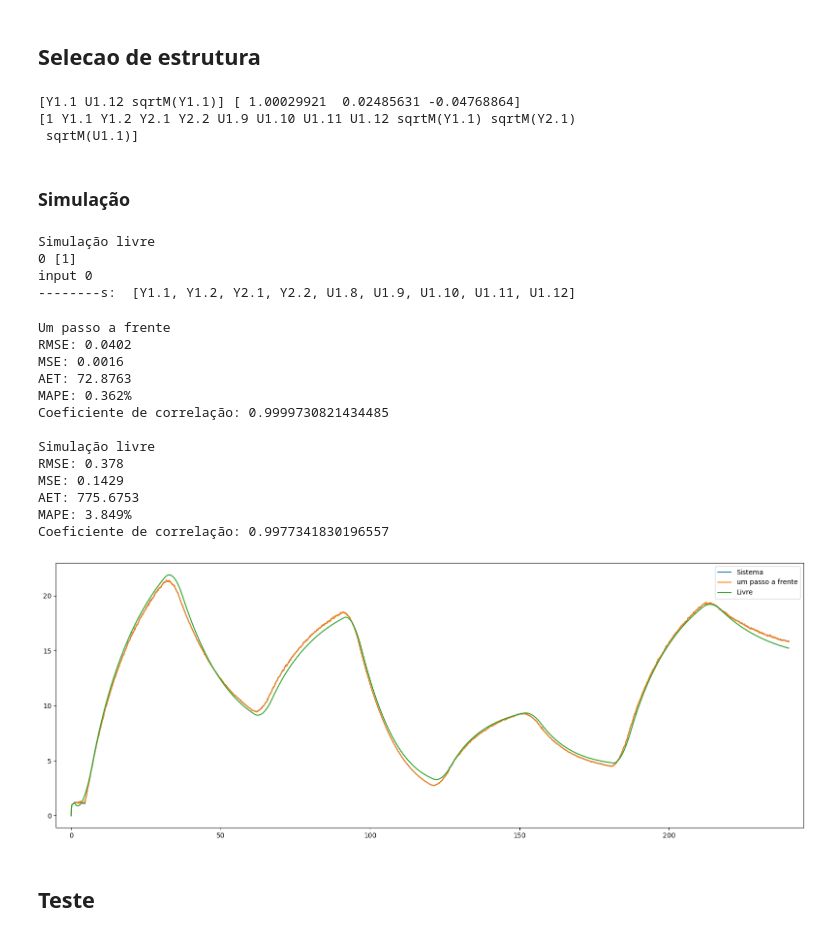
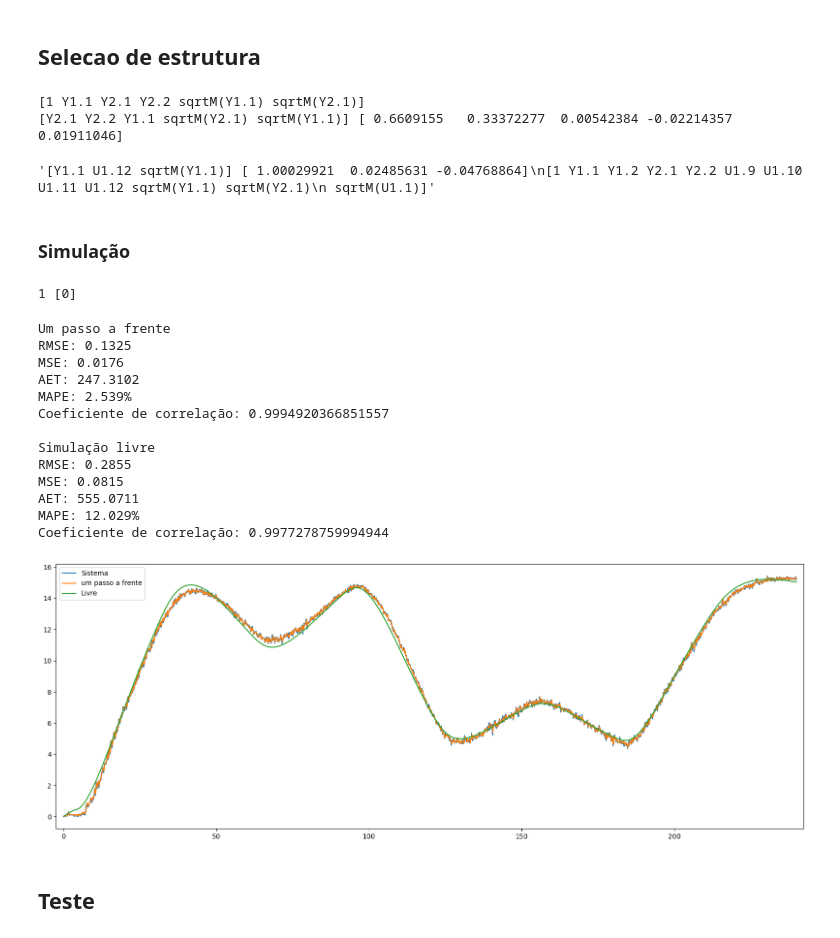
Before and after one commit to JonhLucas/NARX_MISO, a Jupyter notebook: coupleTanks.ipynb, the cells around one changed output. Saved outputs shown, nothing was run; the diff lists cells and outputs as text; code cells hidden in the pictures.

```diff
--- a/coupleTanks.ipynb
+++ b/coupleTanks.ipynb
@@ -30,73 +30,73 @@ y = np.array(dataTank[['tank1', 'tank2']].T)
 ## Selecao de estrutura
 # %%
 #Selecione o tanque
-output = 0  # 0 ou 1
+output = 1  # 0 ou 1
 
 num = [3, 5]
 params = []
 params.append({'nb':[2,2],'na':[12], 'level':1, 'nonlinear':[0,0,0,0,0], 'root':True, 'delay':8, 'diff':False})
-params.append({'nb':[0,2],'na':[0], 'level':1, 'nonlinear':[0,0,0,0,0], 'root':True, 'delay':0, 'diff':False})
+params.append({'nb':[1,2],'na':[0], 'level':1, 'nonlinear':[0,0,0,0,0, 0,0,0,0,0], 'root':True, 'delay':0, 'diff':False})
 
 sselector = structureSelector()
 ss = sselector.symbolic_regressors(**params[output])
 
 vCandidatos = sselector.matrix_candidate(u, y, **params[output], dt=0.1)
-
+print(ss)
 pad = max(max(params[output]['nb']), max(params[output]['na']))
-psi, selected  = sselector.semp(vCandidatos.T, y[output, pad:], num[output], 0.0000001)
+psi, selected  = sselector.semp(vCandidatos.T, y[output, pad:], num[output], 0.000000001) #0.0000001
 theta = LSM(y[output, pad:], psi)
 model = ss[selected]
 print(model, theta)
-print(ss)
+
+'''[Y1.1 U1.12 sqrtM(Y1.1)] [ 1.00029921  0.02485631 -0.04768864]
+[1 Y1.1 Y1.2 Y2.1 Y2.2 U1.9 U1.10 U1.11 U1.12 sqrtM(Y1.1) sqrtM(Y2.1)
+ sqrtM(U1.1)]'''
 # %% [output]
-[Y1.1 U1.12 sqrtM(Y1.1)] [ 1.00029921  0.02485631 -0.04768864]
-[1 Y1.1 Y1.2 Y2.1 Y2.2 U1.9 U1.10 U1.11 U1.12 sqrtM(Y1.1) sqrtM(Y2.1)
- sqrtM(U1.1)]
+[1 Y1.1 Y2.1 Y2.2 sqrtM(Y1.1) sqrtM(Y2.1)]
+[Y2.1 Y2.2 Y1.1 sqrtM(Y2.1) sqrtM(Y1.1)] [ 0.6609155   0.33372277  0.00542384 -0.02214357  0.01911046]
+'[Y1.1 U1.12 sqrtM(Y1.1)] [ 1.00029921  0.02485631 -0.04768864]\n[1 Y1.1 Y1.2 Y2.1 Y2.2 U1.9 U1.10 U1.11 U1.12 sqrtM(Y1.1) sqrtM(Y2.1)\n sqrtM(U1.1)]'
 # %% [markdown]
 ### Simulação
 # %%
 slivre = sselector.predict(u, y, theta, ss[selected], params[output]['nb'], params[output]['na'], output, params[output]['delay'], params[output]['diff'], dt=0.1)
 yhat = sselector.oneStepForward(u, y, theta, ss[selected], params[output]['nb'], params[output]['na'], output, diff=params[output]['diff'], dt=0.1)
 # %% [output]
-Simulação livre
-0 [1]
-input 0
---------s:  [Y1.1, Y1.2, Y2.1, Y2.2, U1.8, U1.9, U1.10, U1.11, U1.12]
+1 [0]
 # %%
-
 print("\nUm passo a frente")
 metrics(y[output], yhat)
 print("\nSimulação livre")
 metrics(y[output], slivre)
 
 l = 1.5
 t = np.arange(0, y[0].shape[0], 1) * 0.1
 plt.figure(figsize=(16, 6))
 #plt.title("Tanque " + str(output+1))
 plt.plot(t, y[output].T, label='Sistema', linewidth=l)
 plt.plot(t, yhat, label='um passo a frente', linewidth=l)
 plt.plot(t, slivre, label='Livre', linewidth=l)
-plt.xlim((-5, 245))
+#plt.xlim((-5, 245))
+plt.margins(x=0.01)
 plt.legend()
 plt.tight_layout()
-#plt.savefig('/home/jonhlucas/Downloads/periodo atual/TCC/escrita/Modelo TCC - Jonh lucas/figuras/tank' + str(1 + output) + 'Est.png')
+#plt.savefig('/home/jonhlucas/Downloads/periodo atual/TCC/escrita/Jonh - TCC/figuras/tank' + str(1 + output) + 'Est.png')
 
 plt.show()
 # %% [output]
 Um passo a frente
-RMSE: 0.0402
-MSE: 0.0016
-AET: 72.8763
-MAPE: 0.362%
-Coeficiente de correlação: 0.9999730821434485
+RMSE: 0.1325
+MSE: 0.0176
+AET: 247.3102
+MAPE: 2.539%
+Coeficiente de correlação: 0.9994920366851557
 
 Simulação livre
-RMSE: 0.378
-MSE: 0.1429
-AET: 775.6753
-MAPE: 3.849%
-Coeficiente de correlação: 0.9977341830196557
+RMSE: 0.2855
+MSE: 0.0815
+AET: 555.0711
+MAPE: 12.029%
+Coeficiente de correlação: 0.9977278759994944
-[figure, old version]
+[figure, new version]
 # %%
 slivre1 = sselector.predict(u, y, theta, ss[selected], params[output]['nb'], params[output]['na'], output, params[output]['delay'], params[output]['diff'], dt=0.1)
 tt = []
```
Also changed, not shown: parts of 5 cells of this notebook, 6 other files.
